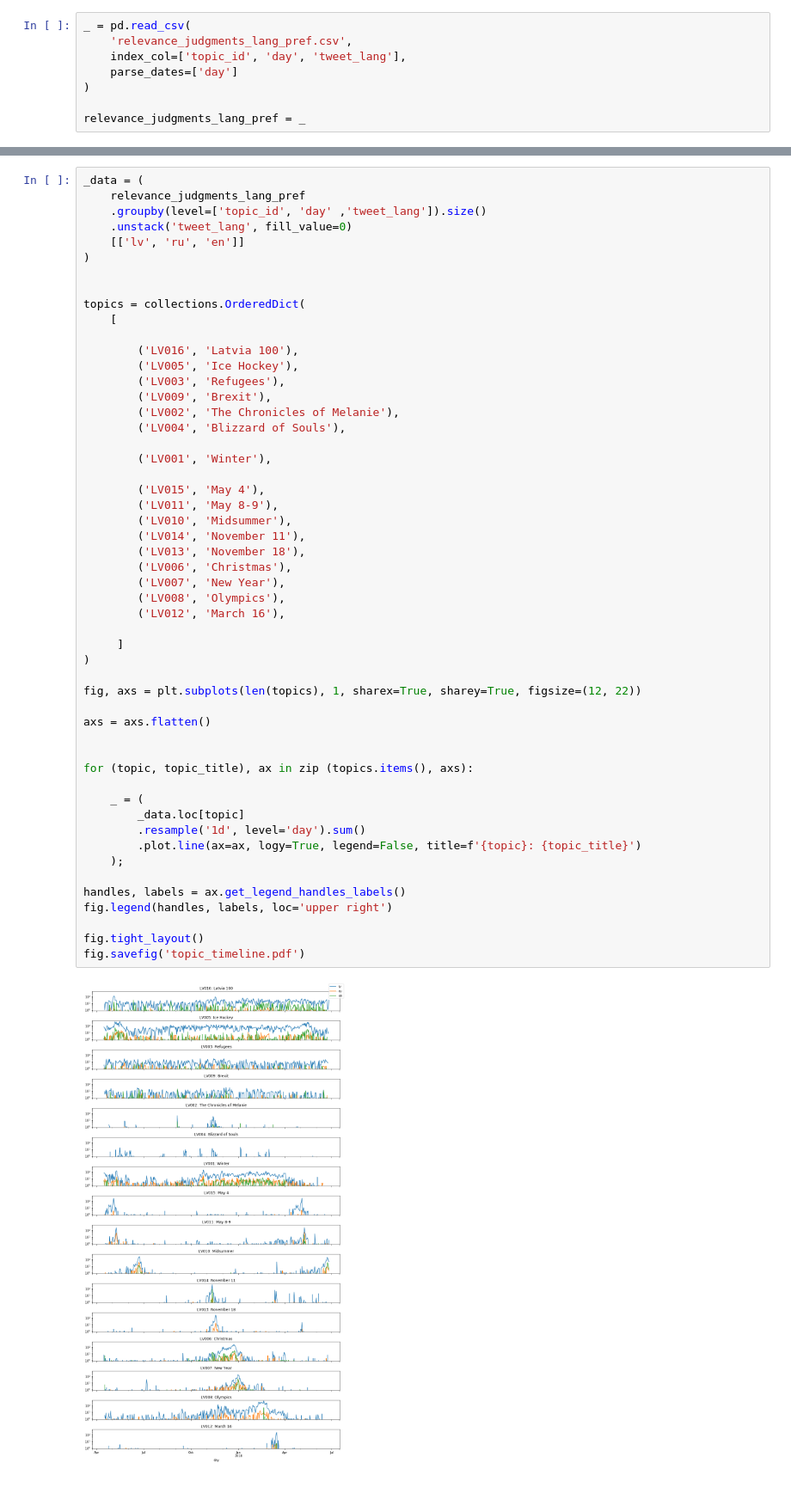
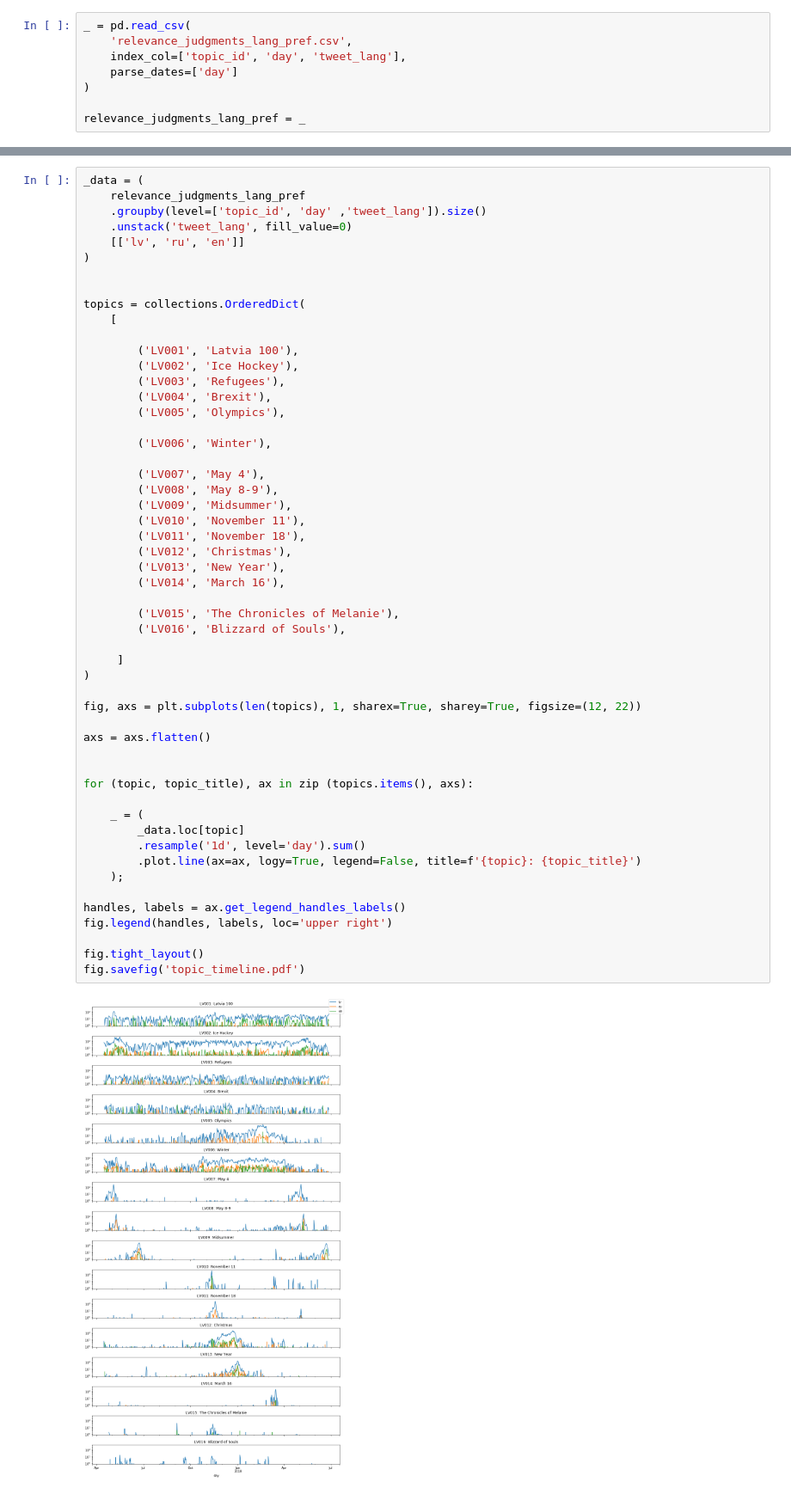
Before and after one commit to dimazest/2018-lv2, a Jupyter notebook: supplement/notebook.ipynb, the cells around one changed output, grey strips where cells are left out. Shown at 86% size. Saved outputs shown, nothing was run; the diff lists cells and outputs as text.

```diff
--- a/supplement/notebook.ipynb
+++ b/supplement/notebook.ipynb
@@ -431,46 +431,47 @@ _data = (
 
 topics = collections.OrderedDict(
     [
 
-        ('LV016', 'Latvia 100'),
-        ('LV005', 'Ice Hockey'),
+        ('LV001', 'Latvia 100'),
+        ('LV002', 'Ice Hockey'),
         ('LV003', 'Refugees'),
-        ('LV009', 'Brexit'),
-        ('LV002', 'The Chronicles of Melanie'),
-        ('LV004', 'Blizzard of Souls'),
+        ('LV004', 'Brexit'),
+        ('LV005', 'Olympics'),
 
-        ('LV001', 'Winter'),
+        ('LV006', 'Winter'),
 
-        ('LV015', 'May 4'),
-        ('LV011', 'May 8-9'),
-        ('LV010', 'Midsummer'),
-        ('LV014', 'November 11'),
-        ('LV013', 'November 18'),
-        ('LV006', 'Christmas'),
-        ('LV007', 'New Year'),
-        ('LV008', 'Olympics'),
-        ('LV012', 'March 16'),
+        ('LV007', 'May 4'),
+        ('LV008', 'May 8-9'),
+        ('LV009', 'Midsummer'),
+        ('LV010', 'November 11'),
+        ('LV011', 'November 18'),
+        ('LV012', 'Christmas'),
+        ('LV013', 'New Year'),
+        ('LV014', 'March 16'),
+
+        ('LV015', 'The Chronicles of Melanie'),
+        ('LV016', 'Blizzard of Souls'),
 
      ]
 )
 
 fig, axs = plt.subplots(len(topics), 1, sharex=True, sharey=True, figsize=(12, 22))
 
 axs = axs.flatten()
 
 
 for (topic, topic_title), ax in zip (topics.items(), axs):
 
     _ = (
         _data.loc[topic]
         .resample('1d', level='day').sum()
         .plot.line(ax=ax, logy=True, legend=False, title=f'{topic}: {topic_title}')
     );
 
 handles, labels = ax.get_legend_handles_labels()
 fig.legend(handles, labels, loc='upper right')
 
 fig.tight_layout()
 fig.savefig('topic_timeline.pdf')
 # %% [output]
-[figure, old version]
+[figure, new version]
```
Also changed, not shown: parts of 24 cells of this notebook, 25 other files.
